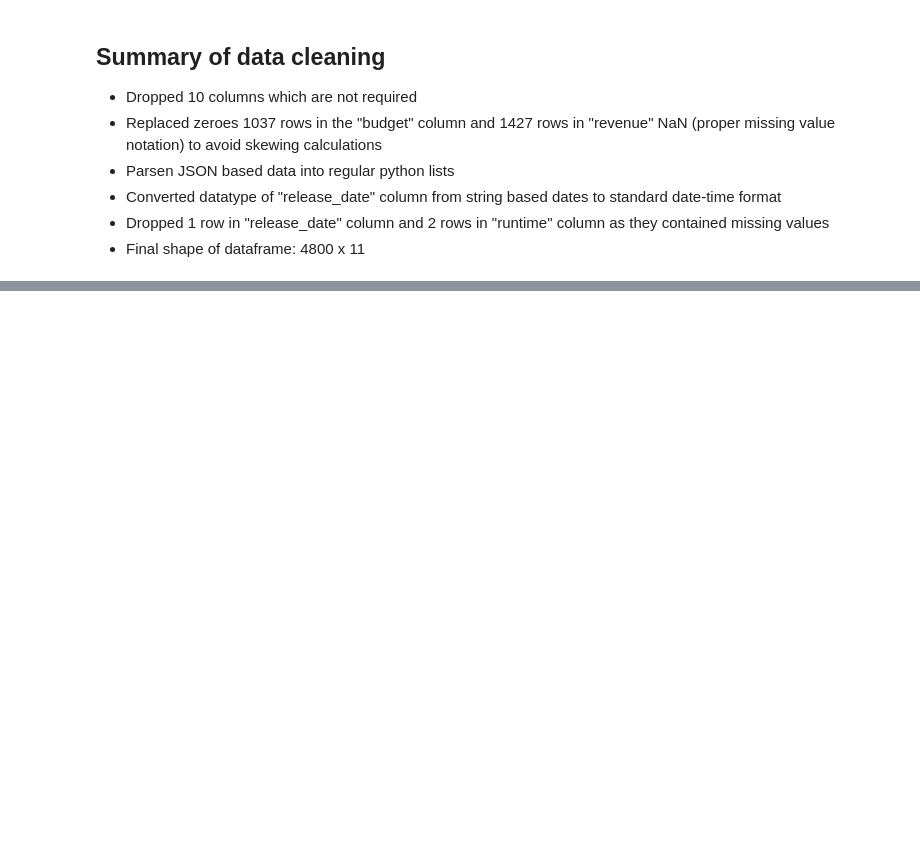
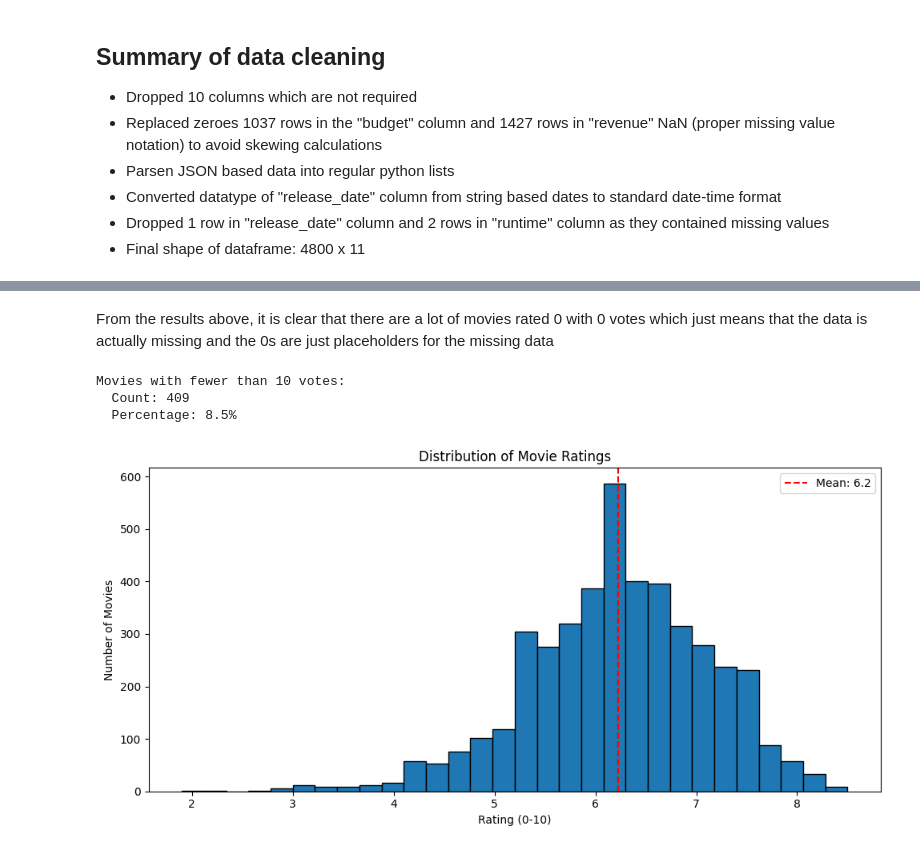
Before and after one commit to Ishan-Mishra21/Movies-EDA, a Jupyter notebook: MoviesEDA.ipynb, the cells around one changed output, grey strips where cells are left out. Saved outputs shown, nothing was run; the diff lists cells and outputs as text; code cells hidden in the pictures; blank space fills up the shorter version.

```diff
--- a/MoviesEDA.ipynb
+++ b/MoviesEDA.ipynb
@@ -152,0 +194,27 @@ print(df.shape) #new shape should be 4800 x 11
+# %% [markdown]
+From the results above, it is clear that there are a lot of movies rated 0 with 0 votes which just means that the data is actually missing and the 0s are just placeholders for the missing data
+# %%
+#Upon further inspection, also noticed that there are a lot of movies with low number of votes (<10) which could skew the final output as <10 votes is a very small sample size
+#Thus finding the count and percentage of movies with <10 votes
+print("Movies with fewer than 10 votes:")
+print(f"  Count: {(df['vote_count'] < 10).sum()}")
+print(f"  Percentage: {(df['vote_count'] < 10).sum() / len(df) * 100:.1f}%")
+# %% [output]
+Movies with fewer than 10 votes:
+  Count: 409
+  Percentage: 8.5%
+# %%
+#Since there are actual missing values as well as unreliable data (movies with low vote counts), treat both actual missing values as well as unreliable data as missing values and replace them with NaN
+df.loc[df["vote_count"] < 10, "vote_average"] = np.nan
+#New reveiw distribution
+fig, ax = plt.subplots(figsize=(10, 5))
+ax.hist(df["vote_average"], bins=30, edgecolor="black")
+ax.set_title("Distribution of Movie Ratings")
+ax.set_xlabel("Rating (0-10)")
+ax.set_ylabel("Number of Movies")
+ax.axvline(df["vote_average"].mean(), color="red", linestyle="--", label=f"Mean: {df['vote_average'].mean():.1f}")
+ax.legend()
+plt.tight_layout()
+plt.show()
+# %% [output]
+[figure, added]
```
Also changed, not shown: parts of 8 cells of this notebook.
